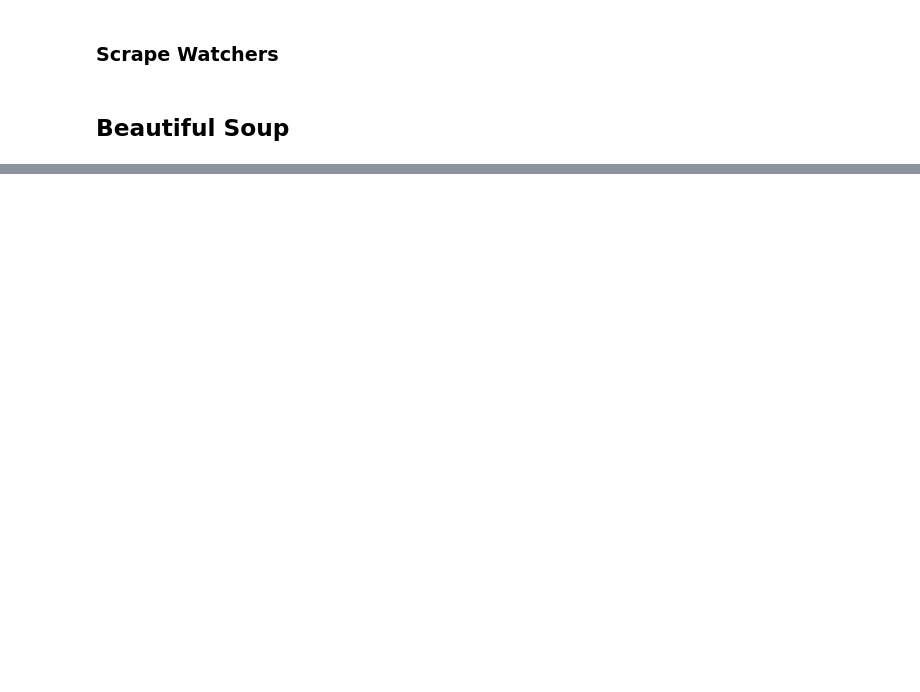
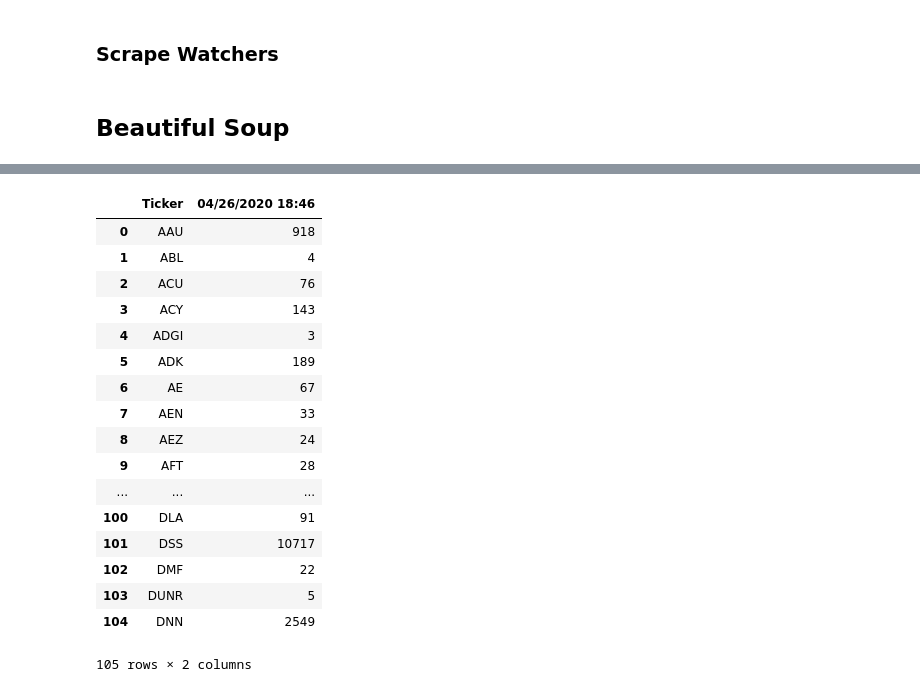
Before and after one commit to Landstein/Stocktwits-Sentiment-Analysis, a Jupyter notebook: Request Sentiment scrape.ipynb, the cells around one changed output, grey strips where cells are left out. Drawn from its saved outputs; the diff is of its cells as text; code cells hidden in the pictures; blank space fills up the shorter version.

```diff
--- a/Request Sentiment scrape.ipynb
+++ b/Request Sentiment scrape.ipynb
@@ -95,0 +218,21 @@ from bs4 import BeautifulSoup
+# %%
+df_test1
+# %% [output]
+|  | Ticker | 04/26/2020 18:46 |
+| 0 | AAU | 918 |
+| 1 | ABL | 4 |
+| 2 | ACU | 76 |
+| 3 | ACY | 143 |
+| 4 | ADGI | 3 |
+| 5 | ADK | 189 |
+| 6 | AE | 67 |
+| 7 | AEN | 33 |
+| 8 | AEZ | 24 |
+| 9 | AFT | 28 |
+| ... | ... | ... |
+| 100 | DLA | 91 |
+| 101 | DSS | 10717 |
+| 102 | DMF | 22 |
+| 103 | DUNR | 5 |
+| 104 | DNN | 2549 |
+105 rows × 2 columns
```
Also changed, not shown: parts of 59 cells of this notebook, 1 other file.
